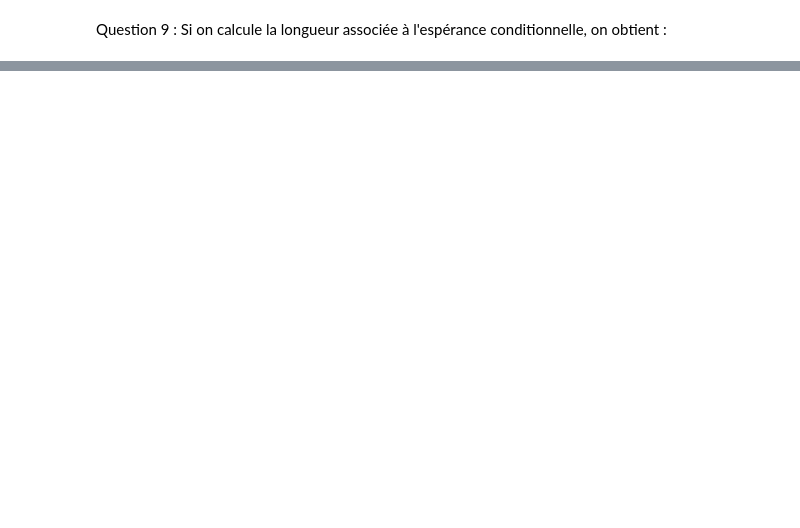
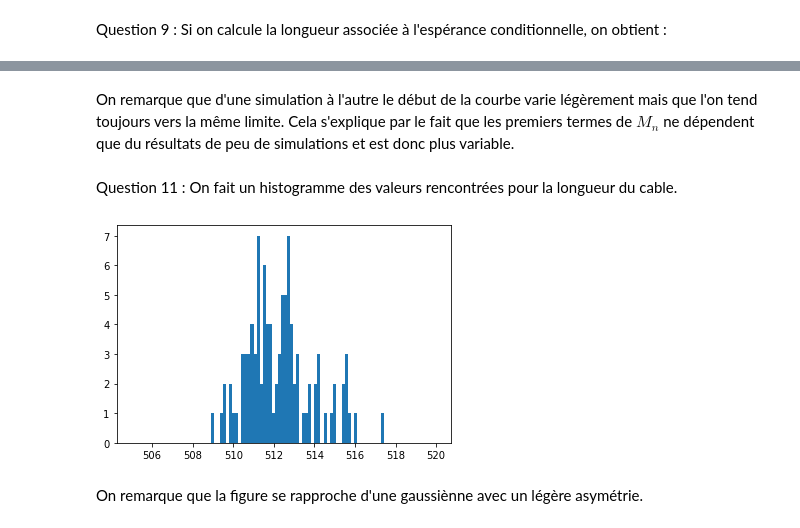
Before and after one commit to amondon/projet_numerique_III, a Jupyter notebook: notebook.ipynb, the cells around one changed output, grey strips where cells are left out. Cells and saved outputs as stored; diff of their text form; code cells hidden in the pictures; blank space fills up the shorter version.

```diff
--- a/notebook.ipynb
+++ b/notebook.ipynb
@@ -164,0 +187,16 @@ On remarque que la longueur est bien plus faible. Cela s'explique par le fait qu
+# %% [markdown]
+On remarque que d'une simulation à l'autre le début de la courbe varie légèrement mais que l'on tend toujours vers la même limite. Cela s'explique par le fait que les premiers termes de $M_n$ ne dépendent que du résultats de peu de simulations et est donc plus variable.
+# %% [markdown]
+Question 11 : On fait un histogramme des valeurs rencontrées pour la longueur du cable.
+# %%
+def histo(m):
+    l=list()
+    for i in range(m):
+        l.append(longueur())
+    plt.hist(l,range=(505,520),bins=100)
+
+histo(100)
+# %% [output]
+[figure, added]
+# %% [markdown]
+On remarque que la figure se rapproche d'une gaussiènne avec un légère asymétrie.
```
Also changed, not shown: parts of 11 cells of this notebook.
